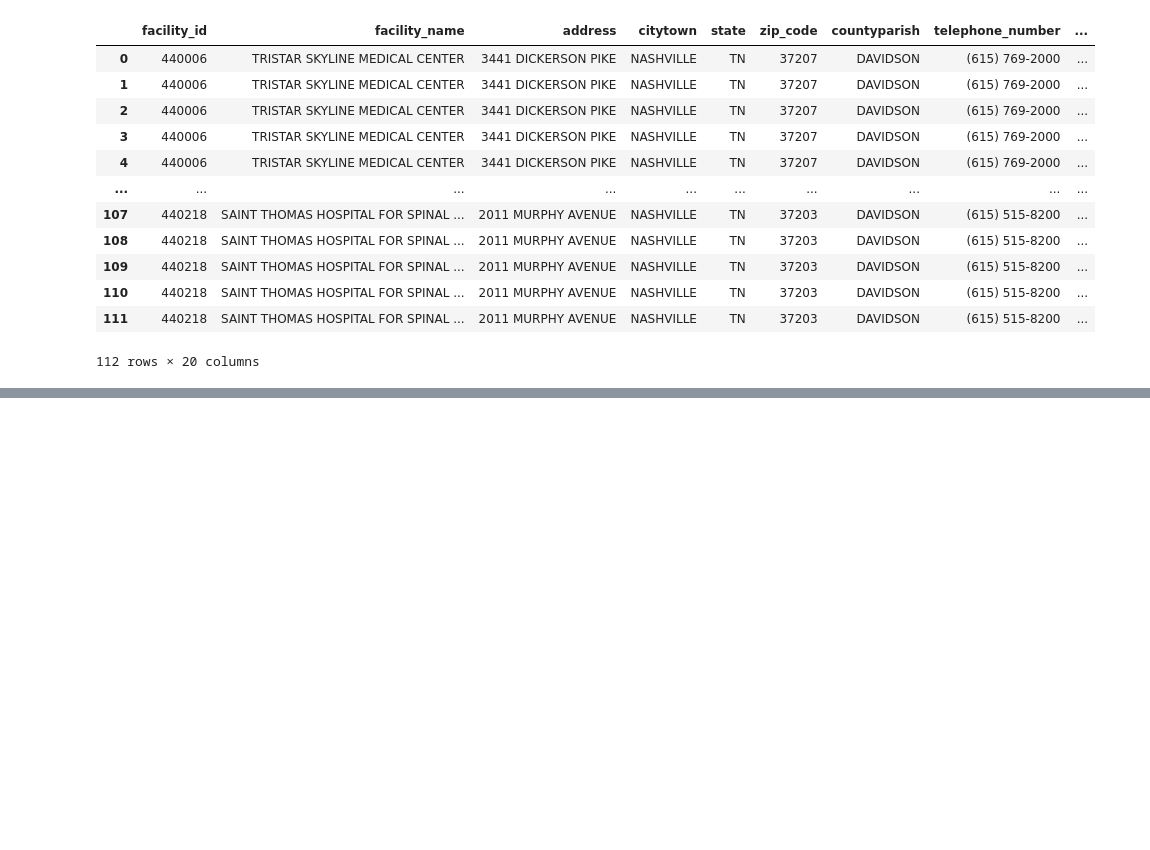
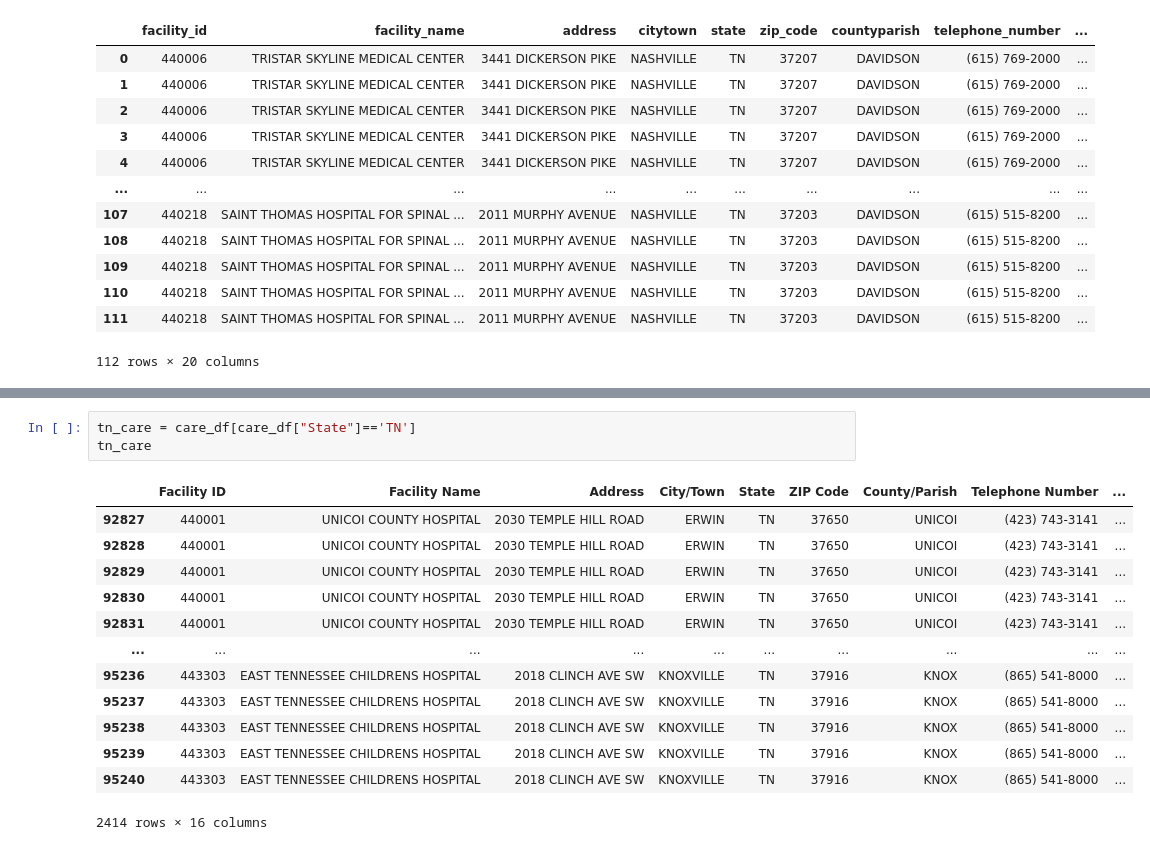
Before and after one commit to hlawson220/capstone_DA9_hlawson, a Jupyter notebook: notebook/capstone_data.ipynb, the cells around one changed output, grey strips where cells are left out. Drawn from its saved outputs; the diff is of its cells as text; blank space fills up the shorter version.

```diff
--- a/notebook/capstone_data.ipynb
+++ b/notebook/capstone_data.ipynb
@@ -90,0 +231,17 @@ care_df
+# %%
+tn_care = care_df[care_df["State"]=='TN']
+tn_care
+# %% [output]
+|  | Facility ID | Facility Name | Address | City/Town | State | ZIP Code | County/Parish | Telephone Number | ... |
+| 92827 | 440001 | UNICOI COUNTY HOSPITAL | 2030 TEMPLE HILL ROAD | ERWIN | TN | 37650 | UNICOI | (423) 743-3141 | ... |
+| 92828 | 440001 | UNICOI COUNTY HOSPITAL | 2030 TEMPLE HILL ROAD | ERWIN | TN | 37650 | UNICOI | (423) 743-3141 | ... |
+| 92829 | 440001 | UNICOI COUNTY HOSPITAL | 2030 TEMPLE HILL ROAD | ERWIN | TN | 37650 | UNICOI | (423) 743-3141 | ... |
+| 92830 | 440001 | UNICOI COUNTY HOSPITAL | 2030 TEMPLE HILL ROAD | ERWIN | TN | 37650 | UNICOI | (423) 743-3141 | ... |
+| 92831 | 440001 | UNICOI COUNTY HOSPITAL | 2030 TEMPLE HILL ROAD | ERWIN | TN | 37650 | UNICOI | (423) 743-3141 | ... |
+| ... | ... | ... | ... | ... | ... | ... | ... | ... | ... |
+| 95236 | 443303 | EAST TENNESSEE CHILDRENS HOSPITAL | 2018 CLINCH AVE SW | KNOXVILLE | TN | 37916 | KNOX | (865) 541-8000 | ... |
+| 95237 | 443303 | EAST TENNESSEE CHILDRENS HOSPITAL | 2018 CLINCH AVE SW | KNOXVILLE | TN | 37916 | KNOX | (865) 541-8000 | ... |
+| 95238 | 443303 | EAST TENNESSEE CHILDRENS HOSPITAL | 2018 CLINCH AVE SW | KNOXVILLE | TN | 37916 | KNOX | (865) 541-8000 | ... |
+| 95239 | 443303 | EAST TENNESSEE CHILDRENS HOSPITAL | 2018 CLINCH AVE SW | KNOXVILLE | TN | 37916 | KNOX | (865) 541-8000 | ... |
+| 95240 | 443303 | EAST TENNESSEE CHILDRENS HOSPITAL | 2018 CLINCH AVE SW | KNOXVILLE | TN | 37916 | KNOX | (865) 541-8000 | ... |
+2414 rows × 16 columns
```
Also changed, not shown: parts of 44 cells of this notebook, 2 other files.
